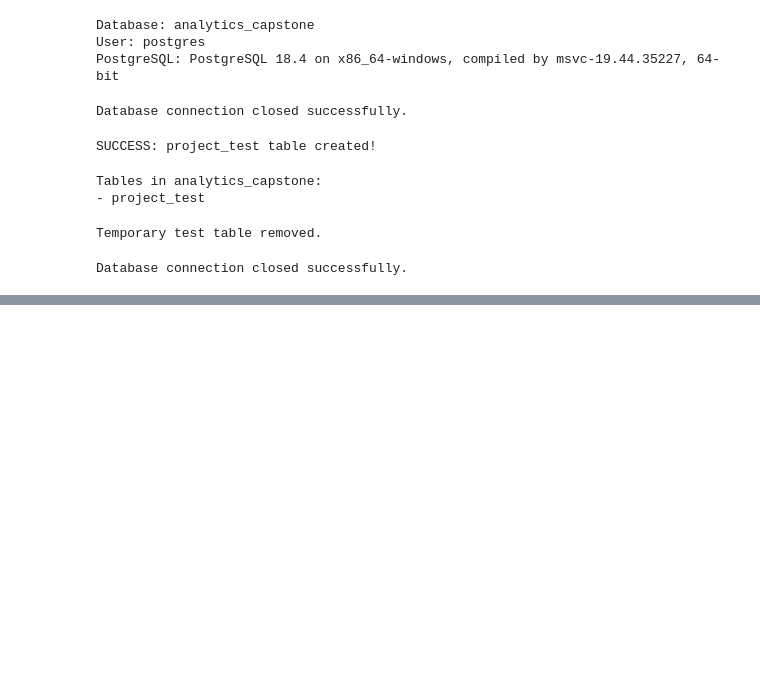
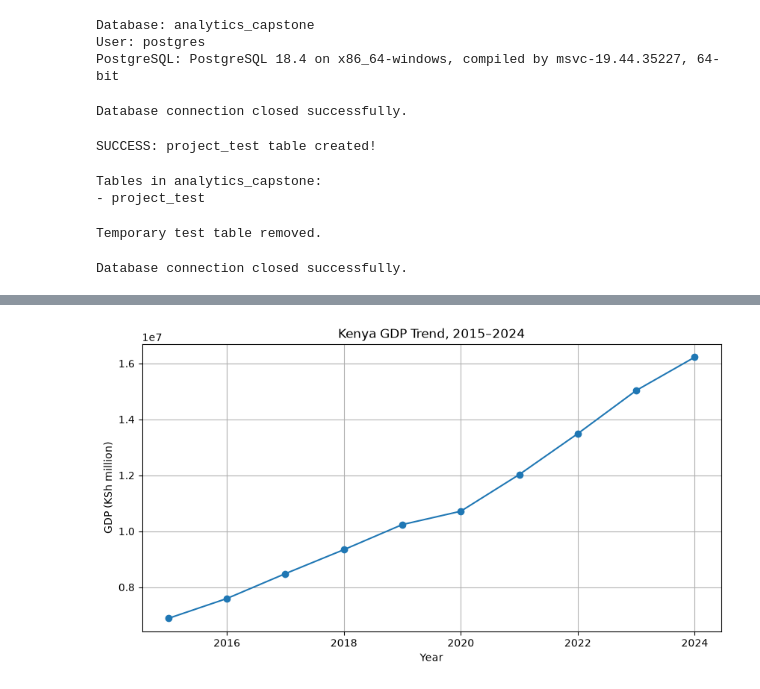
Before and after one commit to sivle7979/Data-Analytics-Capstone, a Jupyter notebook: notebooks/01_python_postgresql_setup.ipynb, the cells around one changed output, grey strips where cells are left out. Drawn from its saved outputs; the diff is of its cells as text; code cells hidden in the pictures; blank space fills up the shorter version.

```diff
--- a/notebooks/01_python_postgresql_setup.ipynb
+++ b/notebooks/01_python_postgresql_setup.ipynb
@@ -220,0 +800,18 @@ Database connection closed successfully.
+# %%
+import pandas as pd
+
+query = """
+SELECT
+    year,
+    gdp_current_ksh_million,
+    gdp_growth_percent,
+    gfcf_ksh_million,
+    inflation_rate_percent,
+    unemployment_rate_percent
+FROM kenya_economic_data
+ORDER BY year;
+"""
+
+df_sql = pd.read_sql_query(query, connection)
+
+display(df_sql)
@@ -220,0 +897,19 @@ Database connection closed successfully.
+# %%
+import matplotlib.pyplot as plt
+
+plt.figure(figsize=(10, 5))
+
+plt.plot(
+    df_sql["year"],
+    df_sql["gdp_current_ksh_million"],
+    marker="o"
+)
+
+plt.title("Kenya GDP Trend, 2015–2024")
+plt.xlabel("Year")
+plt.ylabel("GDP (KSh million)")
+plt.grid(True)
+
+plt.show()
+# %% [output]
+[figure, added]
```
Also changed, not shown: parts of 59 cells of this notebook, 3 other files.
